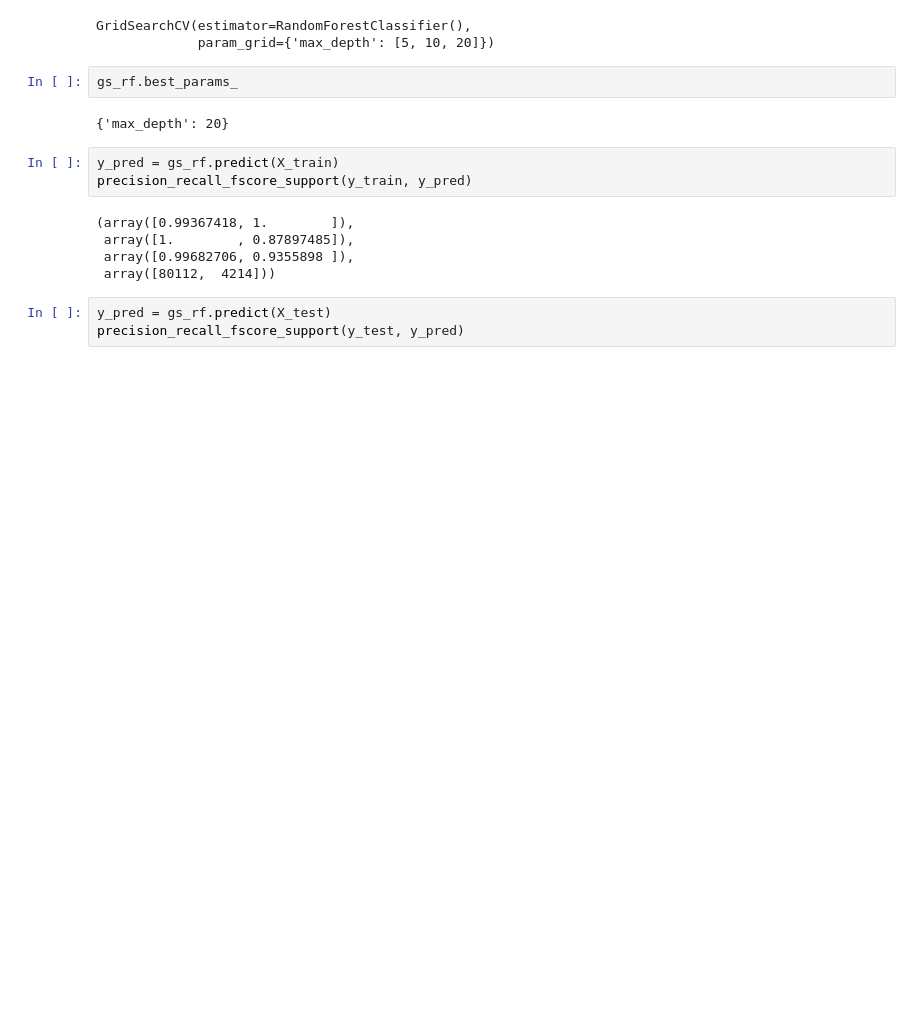
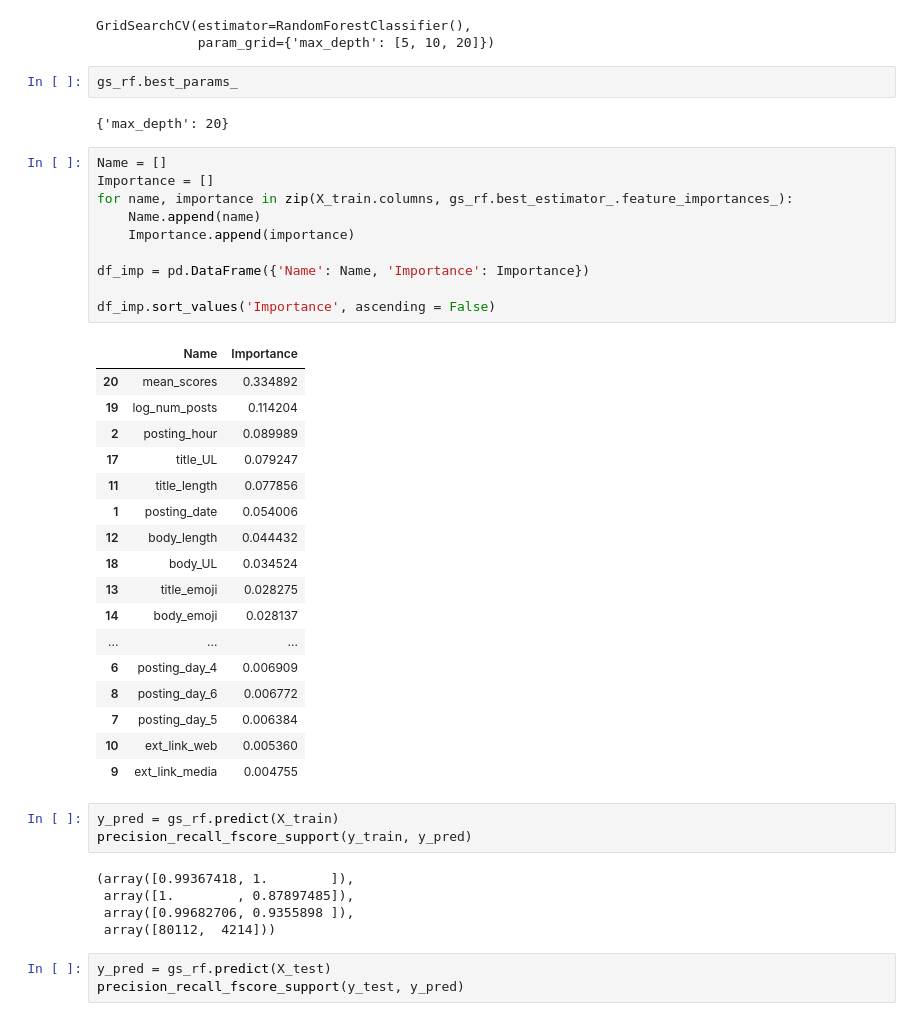
Before and after one commit to kungchinglin/erdos_bootcamp_2021, a Jupyter notebook: 03_predictive_models/modeling_DU_2_GME.ipynb, the cells around one changed output. Cells and saved outputs as stored; diff of their text form; blank space fills up the shorter version.

```diff
--- a/03_predictive_models/modeling_DU_2_GME.ipynb
+++ b/03_predictive_models/modeling_DU_2_GME.ipynb
@@ -517,6 +530,34 @@ GridSearchCV(estimator=RandomForestClassifier(),
 gs_rf.best_params_
 # %% [output]
 {'max_depth': 20}
+# %%
+Name = []
+Importance = []
+for name, importance in zip(X_train.columns, gs_rf.best_estimator_.feature_importances_):
+    Name.append(name)
+    Importance.append(importance)
+
+df_imp = pd.DataFrame({'Name': Name, 'Importance': Importance})
+
+df_imp.sort_values('Importance', ascending = False)
+# %% [output]
+|  | Name | Importance |
+| 20 | mean_scores | 0.334892 |
+| 19 | log_num_posts | 0.114204 |
+| 2 | posting_hour | 0.089989 |
+| 17 | title_UL | 0.079247 |
+| 11 | title_length | 0.077856 |
+| 1 | posting_date | 0.054006 |
+| 12 | body_length | 0.044432 |
+| 18 | body_UL | 0.034524 |
+| 13 | title_emoji | 0.028275 |
+| 14 | body_emoji | 0.028137 |
+| ... | ... | ... |
+| 6 | posting_day_4 | 0.006909 |
+| 8 | posting_day_6 | 0.006772 |
+| 7 | posting_day_5 | 0.006384 |
+| 10 | ext_link_web | 0.005360 |
+| 9 | ext_link_media | 0.004755 |
 # %%
 y_pred = gs_rf.predict(X_train)
 precision_recall_fscore_support(y_train, y_pred)
```
Also changed, not shown: parts of 9 cells of this notebook, 14 other files.
